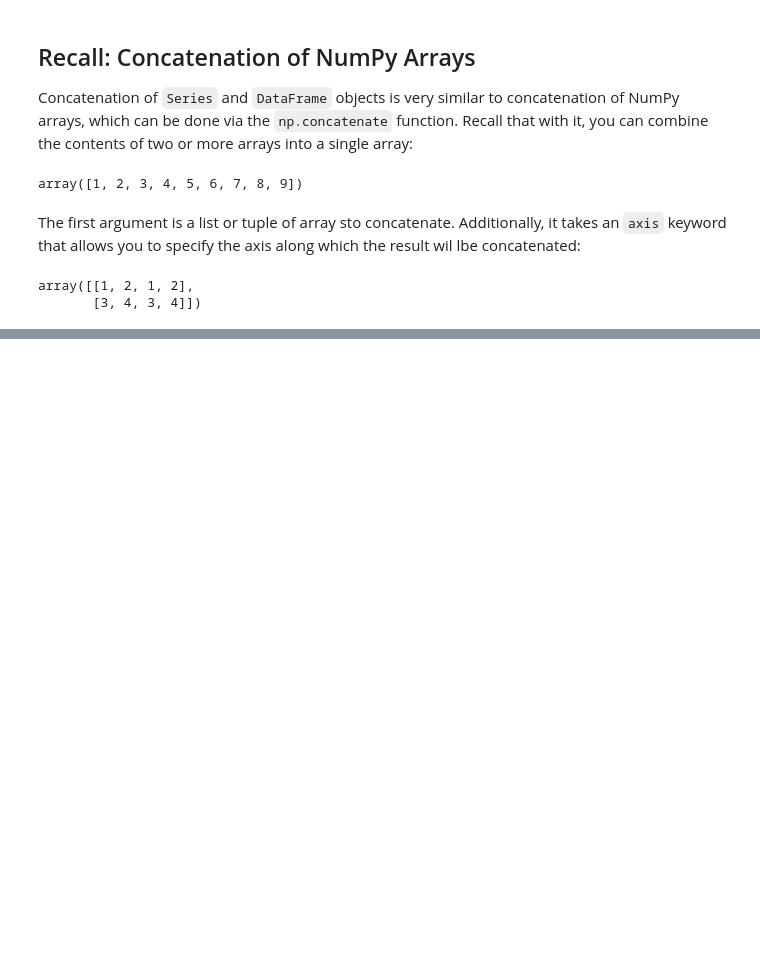
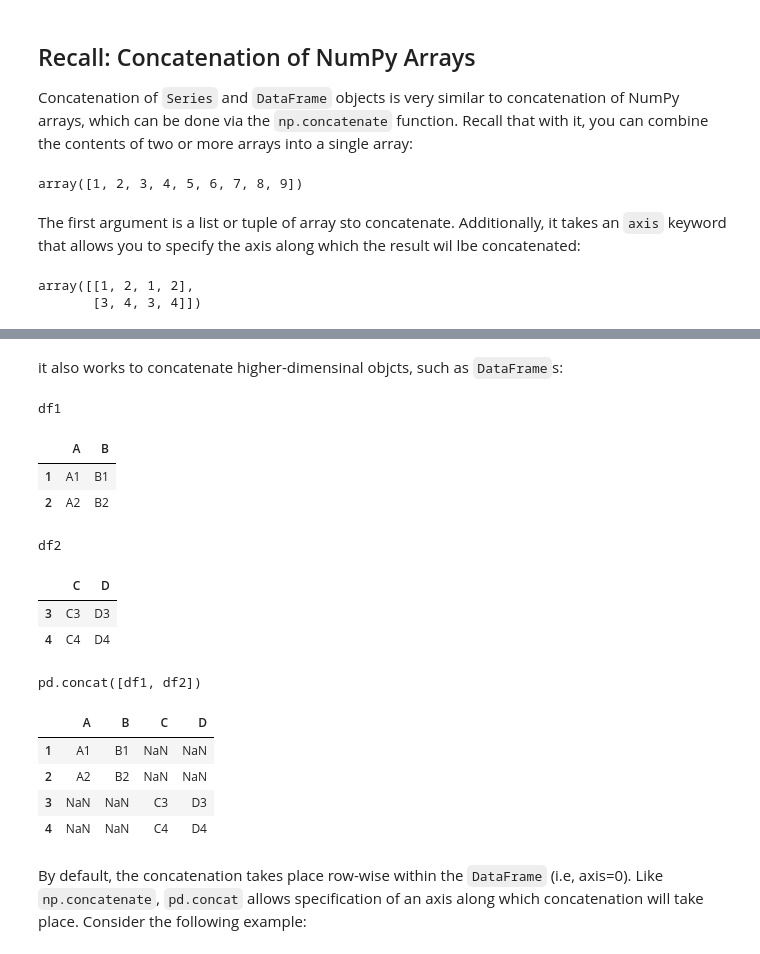
Before and after one commit to Jeffresh/python-datascience-handbook, a Jupyter notebook: pandas/concat_and_append.ipynb, the cells around one changed output, grey strips where cells are left out. Saved outputs shown, nothing was run; the diff lists cells and outputs as text; code cells hidden in the pictures; blank space fills up the shorter version.

```diff
--- a/pandas/concat_and_append.ipynb
+++ b/pandas/concat_and_append.ipynb
@@ -65,0 +89,24 @@ array([[1, 2, 1, 2],
+# %% [markdown]
+it also works to concatenate higher-dimensinal objcts, such as `DataFrame`s:
+# %%
+df1 = make_df('AB', [1, 2])
+df2 = make_df('CD', [3, 4])
+
+display('df1', 'df2', 'pd.concat([df1, df2])')
+# %% [output]
+df1
+|  | A | B |
+| 1 | A1 | B1 |
+| 2 | A2 | B2 |
+df2
+|  | C | D |
+| 3 | C3 | D3 |
+| 4 | C4 | D4 |
+pd.concat([df1, df2])
+|  | A | B | C | D |
+| 1 | A1 | B1 | NaN | NaN |
+| 2 | A2 | B2 | NaN | NaN |
+| 3 | NaN | NaN | C3 | D3 |
+| 4 | NaN | NaN | C4 | D4 |
+# %% [markdown]
+By default, the concatenation takes place row-wise within the `DataFrame` (i.e, axis=0). Like `np.concatenate`, `pd.concat` allows specification of an axis along which concatenation will take place. Consider the following example:
```
Also changed, not shown: parts of 28 cells of this notebook.
